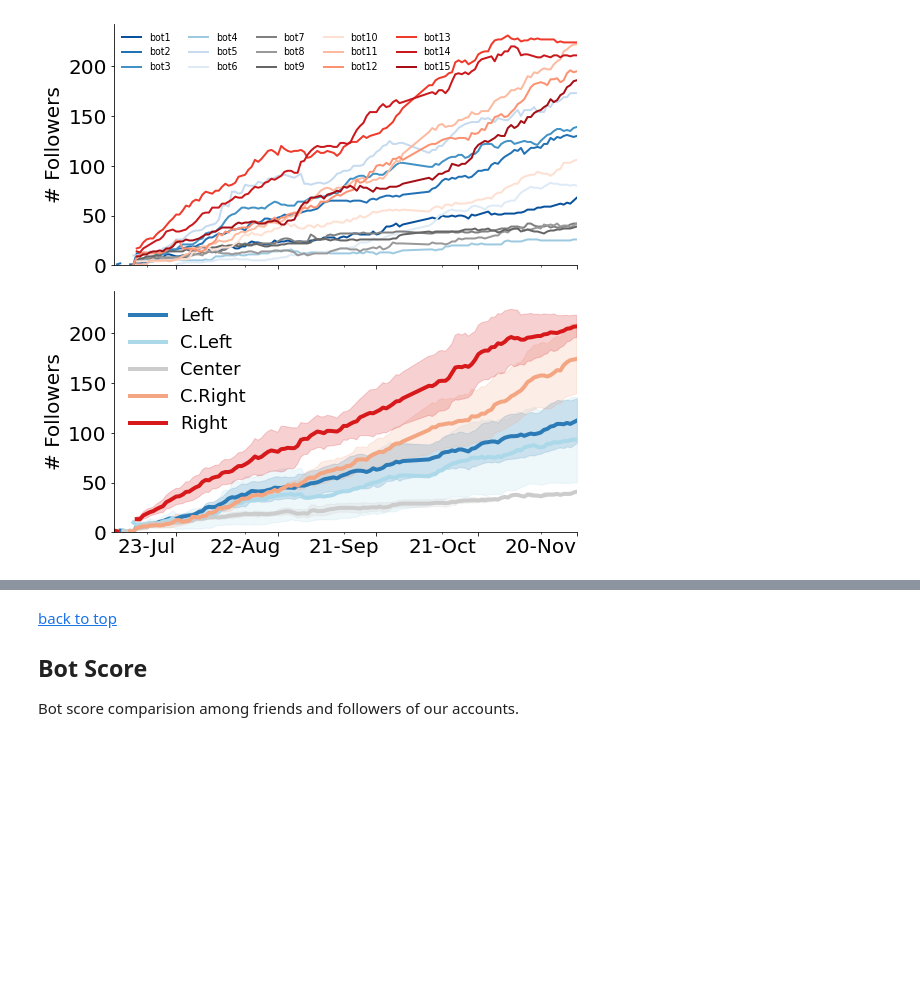
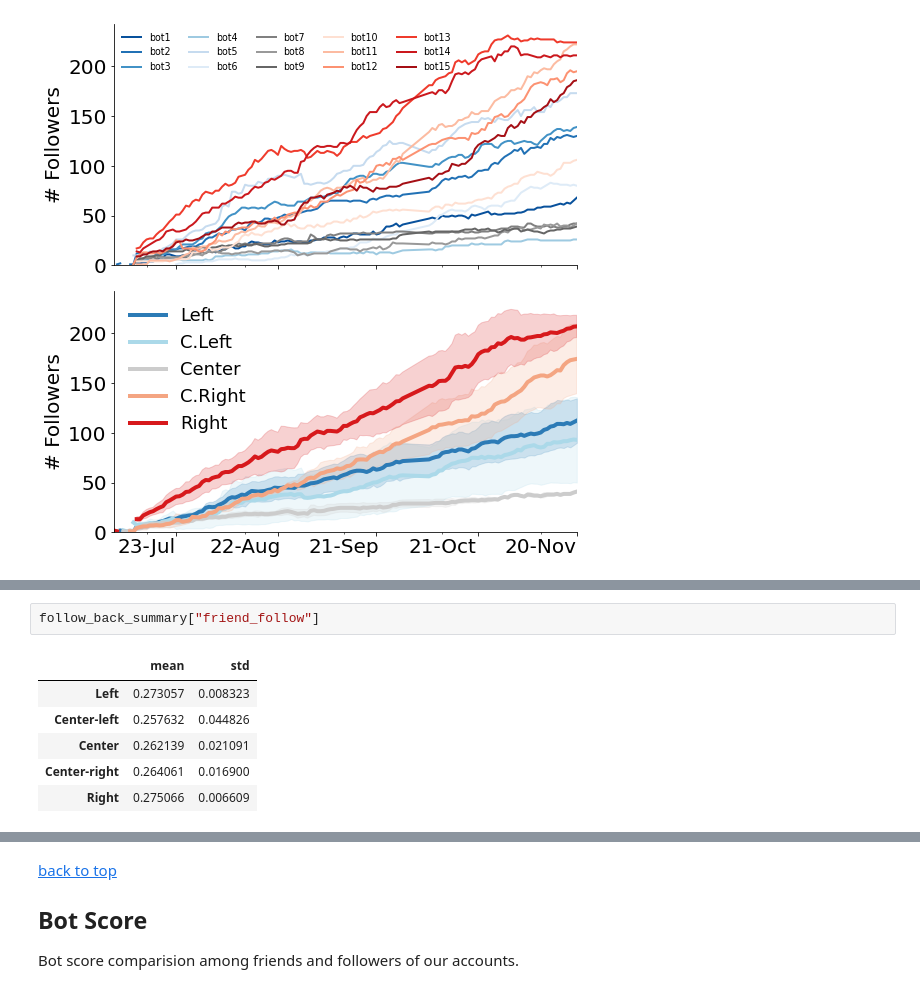
Before and after one commit to osome-iu/DrifterBot, a Jupyter notebook: exps/FinalPaperPlots.ipynb, the cells around one changed output, grey strips where cells are left out. Cells and saved outputs as stored; diff of their text form; blank space fills up the shorter version.

```diff
--- a/exps/FinalPaperPlots.ipynb
+++ b/exps/FinalPaperPlots.ipynb
@@ -73,0 +94,9 @@ plt_helper.plot_bots_and_summary(
+# %%
+follow_back_summary["friend_follow"]
+# %% [output]
+|  | mean | std |
+| Left | 0.273057 | 0.008323 |
+| Center-left | 0.257632 | 0.044826 |
+| Center | 0.262139 | 0.021091 |
+| Center-right | 0.264061 | 0.016900 |
+| Right | 0.275066 | 0.006609 |
```
Also changed, not shown: parts of 17 cells of this notebook, 2 other files.
